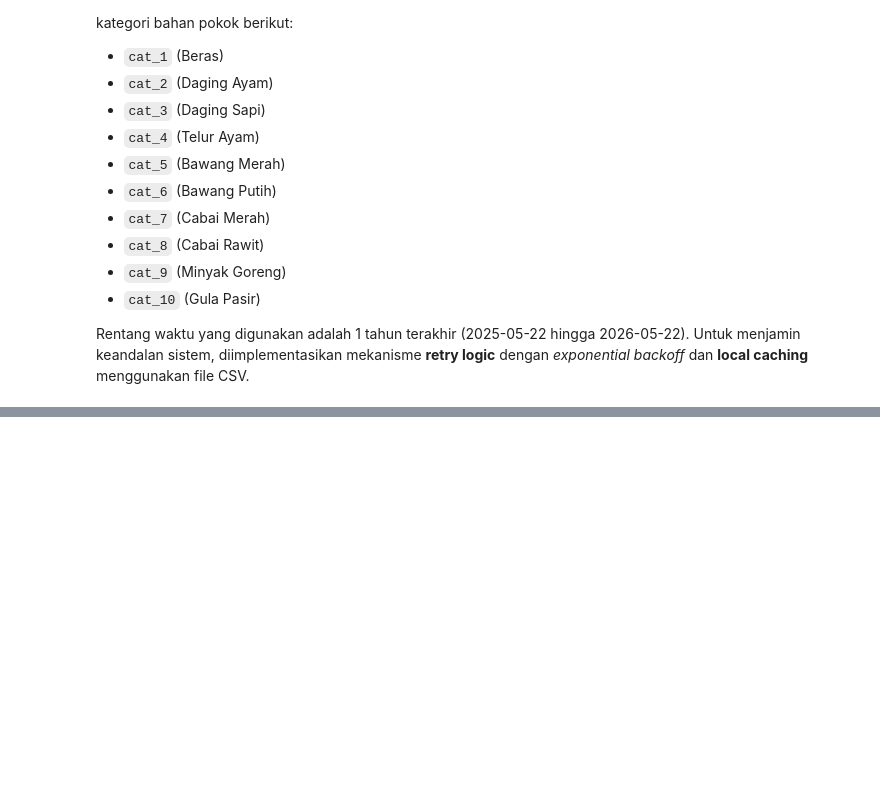
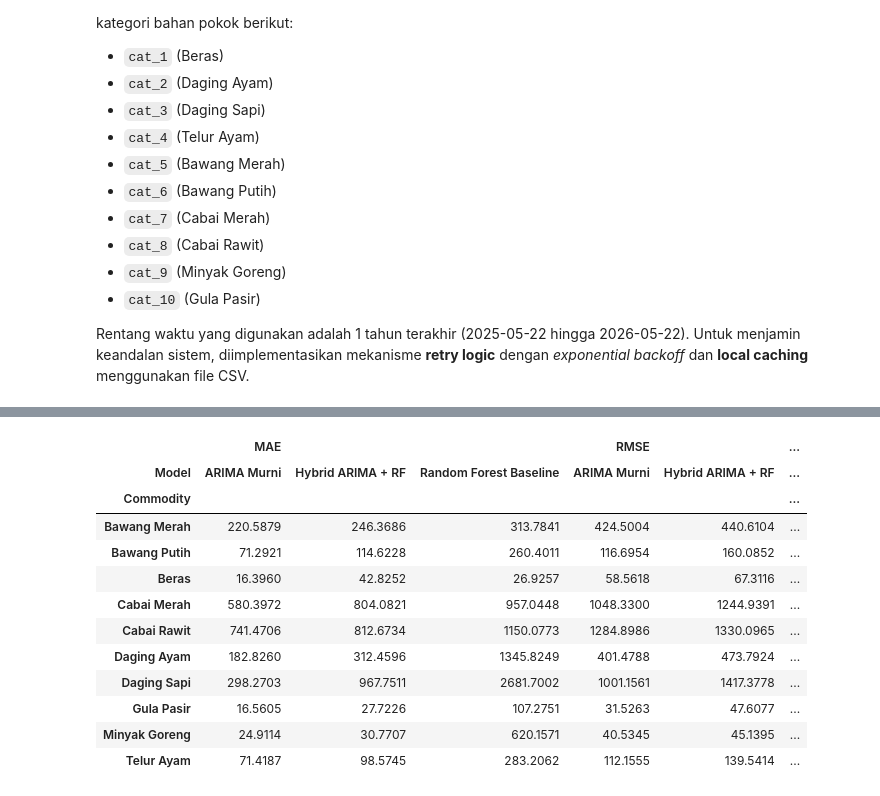
Before and after one commit to raflyherdianto/capstone-pijak, a Jupyter notebook: eksplorasi-model/Eksplorasi_Hybrid_ARIMA_Random_Forest.ipynb, the cells around one changed output, grey strips where cells are left out. Saved outputs shown, nothing was run; the diff lists cells and outputs as text; code cells hidden in the pictures; blank space fills up the shorter version.

```diff
--- a/eksplorasi-model/Eksplorasi_Hybrid_ARIMA_Random_Forest.ipynb
+++ b/eksplorasi-model/Eksplorasi_Hybrid_ARIMA_Random_Forest.ipynb
@@ -316,9 +245,0 @@ Dimensi data setelah preprocessing: (257, 14)
-# %%
-# Pembagian data secara temporal (80% Train, 20% Test)
-split_idx = int(len(df_prep) * 0.8)
-
-df_train = df_prep.iloc[:split_idx].copy()
-df_test = df_prep.iloc[split_idx:].copy()
-
-print(f"Data Latih (Train): {df_train.index.min()} s/d {df_train.index.max()} ({len(df_train)} sampel)")
-print(f"Data Uji (Test):   {df_test.index.min()} s/d {df_test.index.max()} ({len(df_test)} sampel)")
@@ -426 +434,20 @@ Tabel Evaluasi Kinerja Model:
+# %%
+# Menampilkan Ringkasan Evaluasi Seluruh Komoditas dalam format Tabel
+df_summary_pivot = df_all_metrics.pivot(index="Commodity", columns="Model", values=["MAE", "RMSE", "MAPE (%)", "R2 Score"])
+pd.set_option('display.max_columns', None)
+df_summary_pivot
+# %% [output]
+|  | MAE |  |  | RMSE |  | ... |
+| Model | ARIMA Murni | Hybrid ARIMA + RF | Random Forest Baseline | ARIMA Murni | Hybrid ARIMA + RF | ... |
+| Commodity |  |  |  |  |  | ... |
+| Bawang Merah | 220.5879 | 246.3686 | 313.7841 | 424.5004 | 440.6104 | ... |
+| Bawang Putih | 71.2921 | 114.6228 | 260.4011 | 116.6954 | 160.0852 | ... |
+| Beras | 16.3960 | 42.8252 | 26.9257 | 58.5618 | 67.3116 | ... |
+| Cabai Merah | 580.3972 | 804.0821 | 957.0448 | 1048.3300 | 1244.9391 | ... |
+| Cabai Rawit | 741.4706 | 812.6734 | 1150.0773 | 1284.8986 | 1330.0965 | ... |
+| Daging Ayam | 182.8260 | 312.4596 | 1345.8249 | 401.4788 | 473.7924 | ... |
+| Daging Sapi | 298.2703 | 967.7511 | 2681.7002 | 1001.1561 | 1417.3778 | ... |
+| Gula Pasir | 16.5605 | 27.7226 | 107.2751 | 31.5263 | 47.6077 | ... |
+| Minyak Goreng | 24.9114 | 30.7707 | 620.1571 | 40.5345 | 45.1395 | ... |
+| Telur Ayam | 71.4187 | 98.5745 | 283.2062 | 112.1555 | 139.5414 | ... |
 # %%
```
Also changed, not shown: parts of 24 cells of this notebook, 16 other files.
